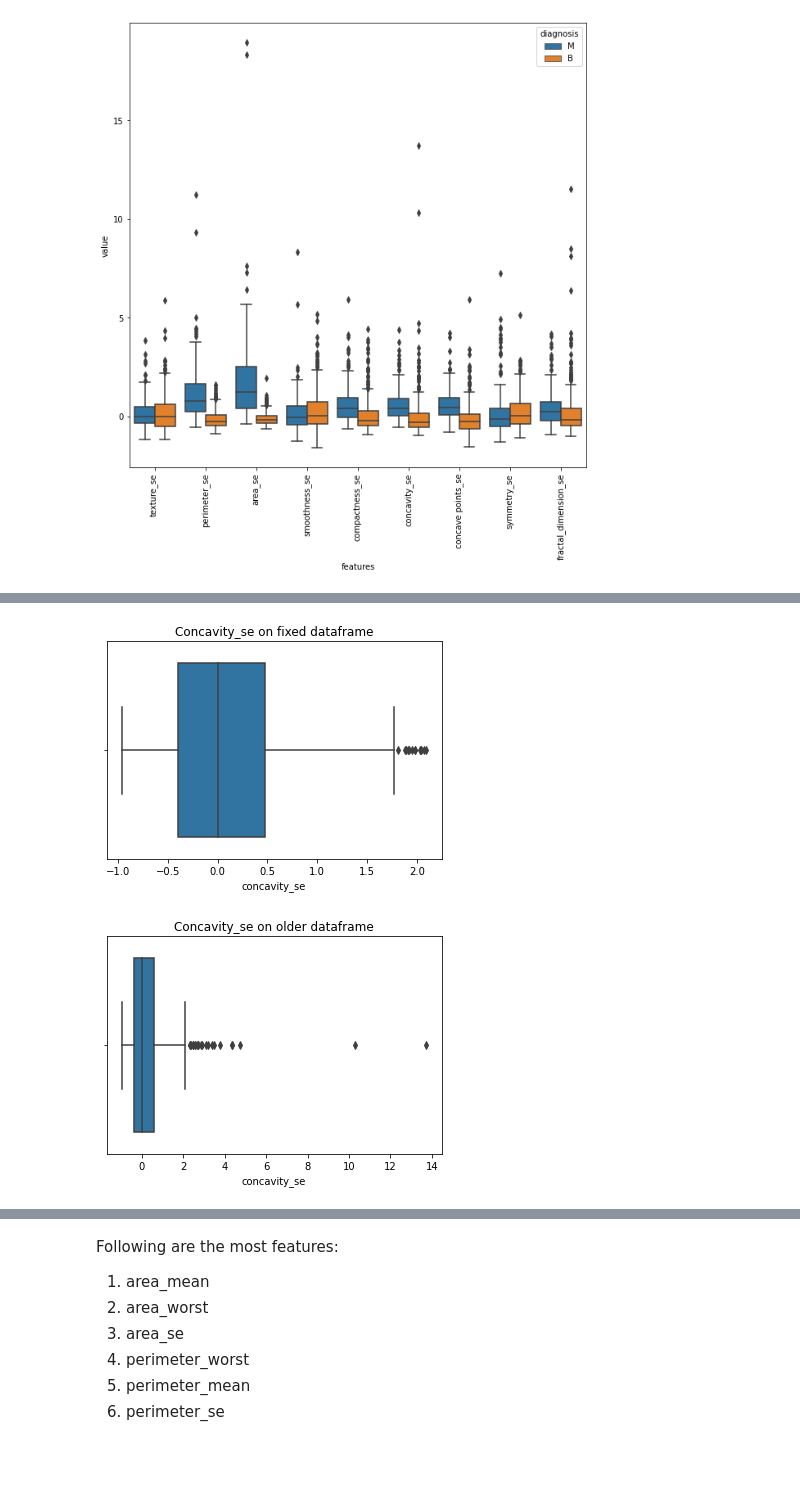
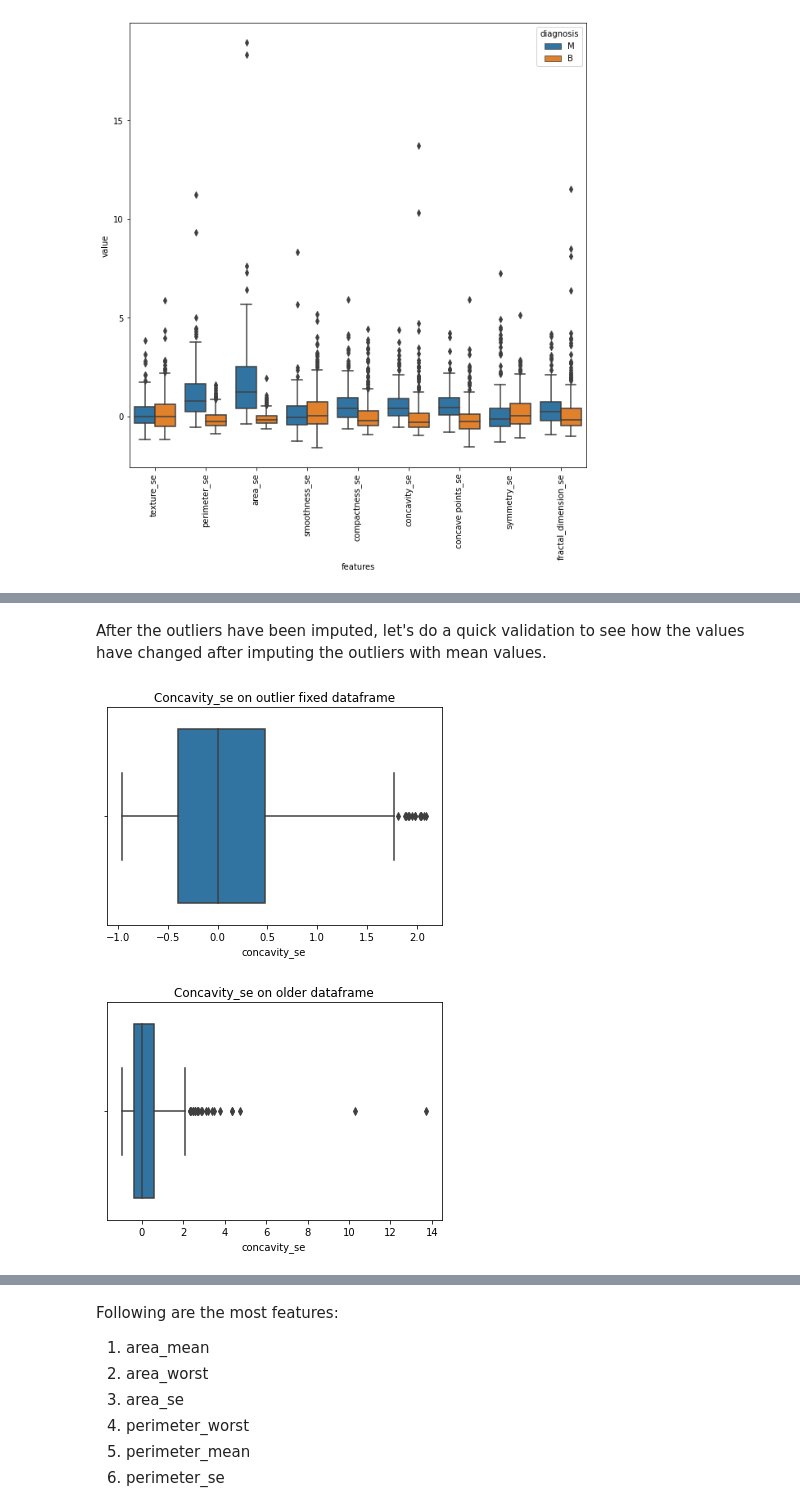
Before and after one commit to shubhisaxena1202/udacity-nanodegree-projects, a Jupyter notebook: Project 1/Breast_Cancer.ipynb, the cells around one changed output, grey strips where cells are left out. Drawn from its saved outputs; the diff is of its cells as text; code cells hidden in the pictures; blank space fills up the shorter version.

```diff
--- a/Project 1/Breast_Cancer.ipynb
+++ b/Project 1/Breast_Cancer.ipynb
@@ -322,12 +263,14 @@ scaled_df_fixed
+# %% [markdown]
+After the outliers have been imputed, let's do a quick validation to see how the values have changed after imputing the outliers with mean values.
 # %%
 #Checking if the outliers have been fixed by plotting newer dataframe
 sns.boxplot(scaled_df_fixed['concavity_se'])
-plt.title("Concavity_se on fixed dataframe")
+plt.title("Concavity_se on outlier fixed dataframe")
 plt.show()
 sns.boxplot(scaled_df['concavity_se'])
 plt.title("Concavity_se on older dataframe")
 plt.show()
 # %% [output]
-[figure, old version]
+[figure, new version]
 [figure]
 # %% [markdown]
```
Also changed, not shown: parts of 63 cells of this notebook, 1 other file.
